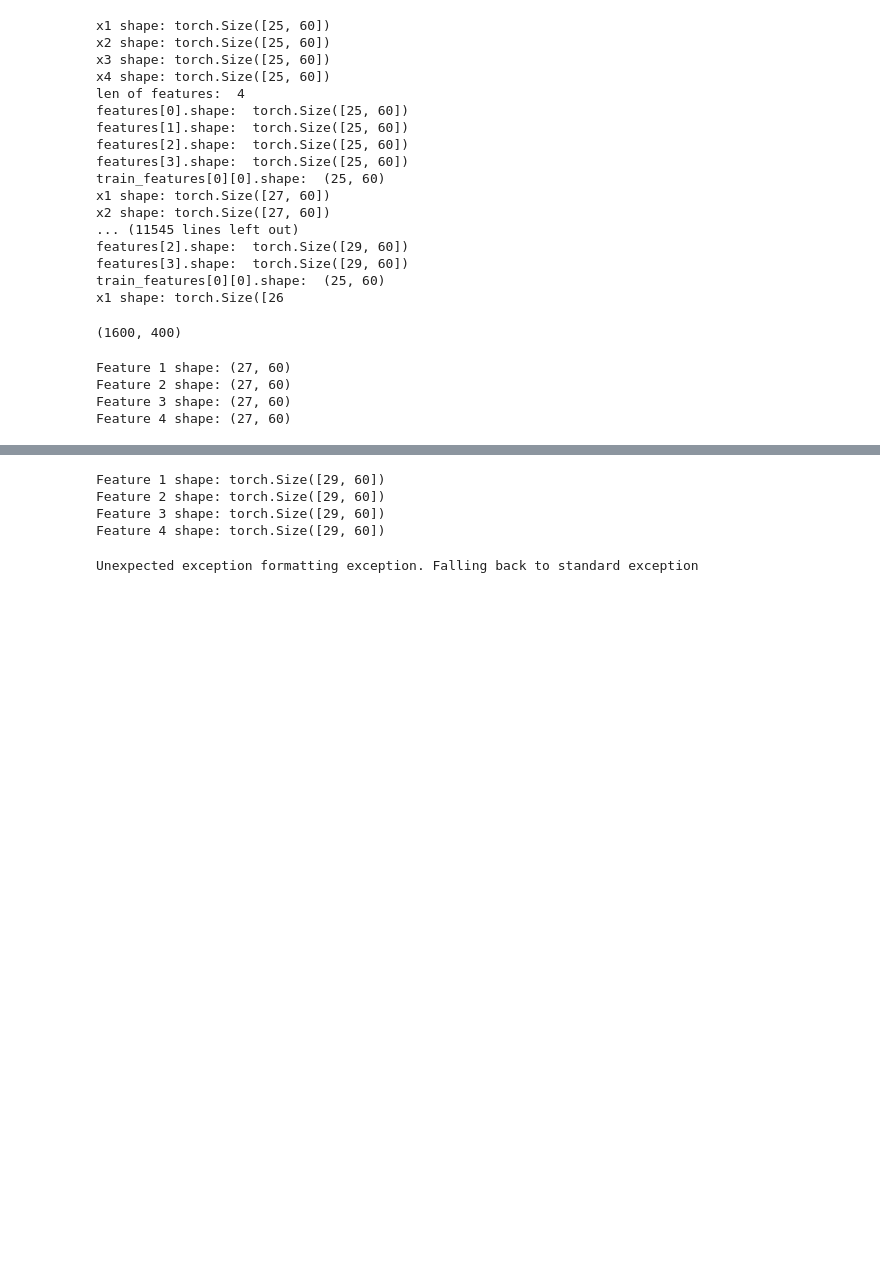
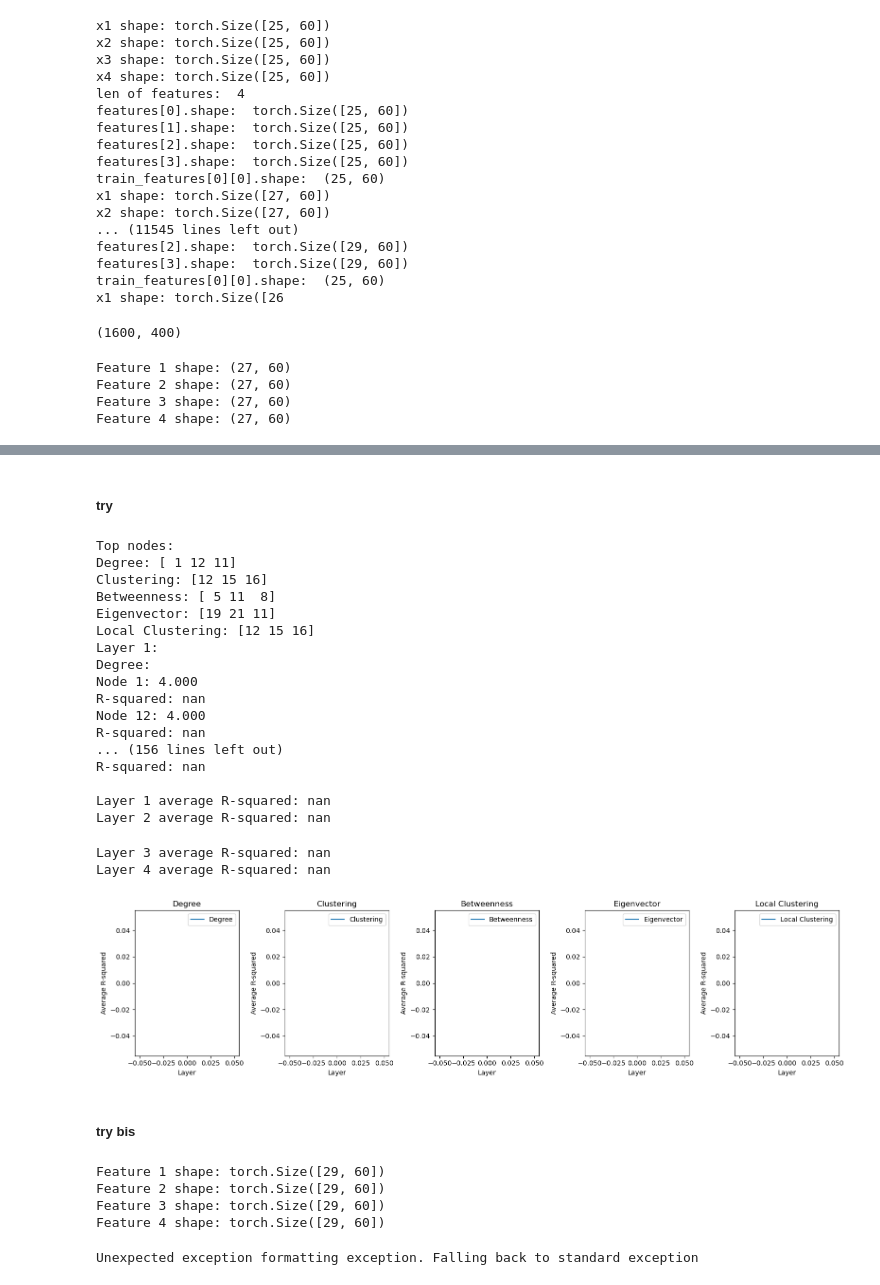
Before and after one commit to TomPelletreauDuris/Probing-GNN-representations, a Jupyter notebook: Probing_GCN.ipynb, the cells around one changed output, grey strips where cells are left out. Cells and saved outputs as stored; diff of their text form; code cells hidden in the pictures; blank space fills up the shorter version.

```diff
--- a/Probing_GCN.ipynb
+++ b/Probing_GCN.ipynb
@@ -736,0 +1094,2 @@ Feature 4 shape: (27, 60)
+# %% [markdown]
+##### try
@@ -737,3 +1164,52 @@ Feature 4 shape: (27, 60)
+# %%
+# Find the top 3 nodes for each property
+top_nodes = find_top_nodes(train_node_properties[0])
+print("Top nodes:")
+for property_idx, node_idxs in enumerate(top_nodes):
+    print(f"{['Degree', 'Clustering', 'Betweenness', 'Eigenvector', 'Local Clustering'][property_idx]}: {node_idxs}")
+
+# Probe the top nodes
+probe_top_nodes(train_features, train_node_properties)
+
+# Probe all nodes
+r2_scores = probe_all_nodes(train_features, train_node_properties)
+
+# Visualize the relationship between property values and prediction scores
+import matplotlib.pyplot as plt
+
+fig, axs = plt.subplots(1, 5, figsize=(16, 4))
+for i, ax in enumerate(axs):
+    ax.plot(range(4), r2_scores, label=['Degree', 'Clustering', 'Betweenness', 'Eigenvector', 'Local Clustering'][i])
+    ax.set_title(['Degree', 'Clustering', 'Betweenness', 'Eigenvector', 'Local Clustering'][i])
+    ax.set_xlabel('Layer')
+    ax.set_ylabel('Average R-squared')
+    ax.legend()
+
+plt.tight_layout()
+plt.show()
+# %% [output]
+Top nodes:
+Degree: [ 1 12 11]
+Clustering: [12 15 16]
+Betweenness: [ 5 11  8]
+Eigenvector: [19 21 11]
+Local Clustering: [12 15 16]
+Layer 1:
+Degree:
+Node 1: 4.000
+R-squared: nan
+Node 12: 4.000
+R-squared: nan
+... (156 lines left out)
+R-squared: nan
+
+Layer 1 average R-squared: nan
+Layer 2 average R-squared: nan
+Layer 3 average R-squared: nan
+Layer 4 average R-squared: nan
+[figure, added]
+# %% [markdown]
+##### try bis
 # %%
 #we have 8 features, the first 4 are the node-level properties, the last 4 are the node embeddings
 #we will use the node embeddings to predict the node-level properties
```
Also changed, not shown: parts of 14 cells of this notebook, 4 other files.
